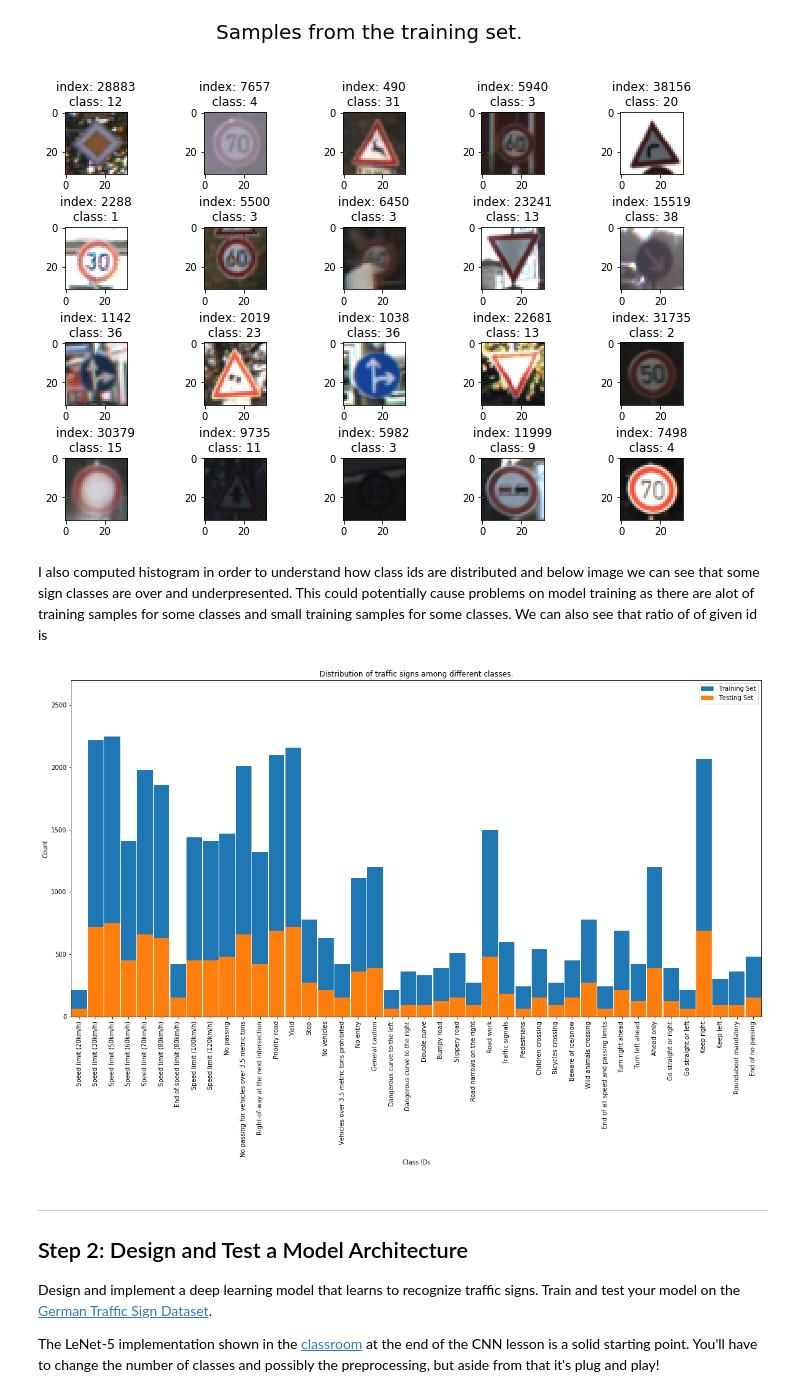
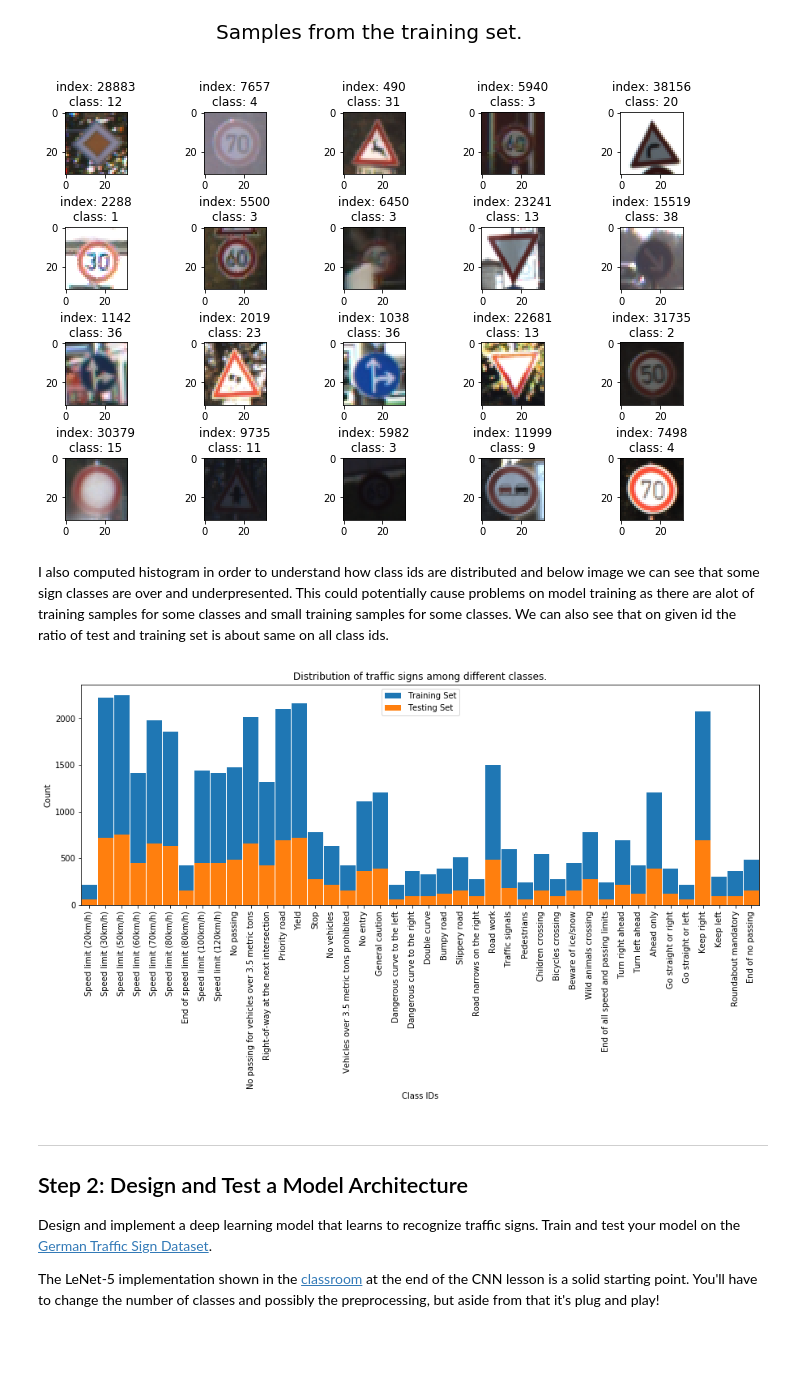
Before and after one commit to llahti/CarND-Traffic-Sign-Classifier-Project, a Jupyter notebook: Traffic_Sign_Classifier.ipynb, the cells around one changed output. Saved outputs shown, nothing was run; the diff lists cells and outputs as text; code cells hidden in the pictures; blank space fills up the shorter version.

```diff
--- a/Traffic_Sign_Classifier.ipynb
+++ b/Traffic_Sign_Classifier.ipynb
@@ -20,7 +20,8 @@ The [rubric](https://review.udacity.com/#!/rubrics/481/view) contains "Stand Out
 ---
 ## Step 0: Load The Data
 # %%
-# Load pickled data
+# Load pickled data in this code cell
+import numpy as np
 import pickle
 
 # Folder to store training testing data
@@ -51,9 +52,12 @@ print("OK!")
 
 # We concatenate training and validation data, It'll be splitted later
 print("Combining training and validation data...  ", end='')
-X_train = np.concatenate((X_train, X_valid))
-y_train = np.concatenate((y_train, y_valid))
+X_train_concat = np.concatenate((X_train, X_valid))
+y_train_concat = np.concatenate((y_train, y_valid))
 print("OK!")
+
+# Do not use these anymore --> now we can see if we try to those incorrectly
+X_train, y_train, X_valid, y_valid = None, None, None, None
 # %% [output]
 Loading data from pickle file...  OK!
 Combining training and validation data...  OK!
@@ -105,17 +109,17 @@ Complete the basic data summary below. Use python, numpy and/or pandas methods t
 import pandas as pd
 
 # Number of training examples
-n_train = len(X_train)
+n_train = len(X_train_concat)
 
 # Number of testing examples.
 n_test = len(X_test)
 
 # What's the shape of an traffic sign image?
-image_shape = X_train[0].shape
+image_shape = X_train_concat[0].shape
 
 # How many unique classes/labels there are in the dataset.
 # Use pandas to get unique labels from y_train
-df = pd.DataFrame({'label': y_train})
+df = pd.DataFrame({'label': y_train_concat})
 n_classes = len(pd.unique(df.label))
 
 # Print statistics of data set
@@ -124,6 +128,9 @@ print("Number of training examples =", n_train)
 print("Number of testing examples =", n_test)
 print("Image data shape =", image_shape)
 print("Number of classes =", n_classes)
+
+# Dataframe is not needed anymore
+df = None
 # %% [output]
 Data set statistics
 Number of training examples = 39209
@@ -199,37 +206,39 @@ show_samples(sample_indices, X_train, y_train, title="Samples from the training
 [figure]
 # %% [markdown]
 I also computed histogram in order to understand how class ids are distributed and below image we can see that some sign classes are over and underpresented. This could potentially cause problems on model training as there are alot of training samples for some classes and small training samples for some classes.
-We can also see that ratio of of given id is
+We can also see that on given id the ratio of test and training set is about same on all class ids.
 # %%
 # set figure size
-fig = plt.figure(figsize=(20,10))
+fig = plt.figure(figsize=(15,5))
 
 # Generate list of x-indexes which is used below on several places
 classid_indexes = np.arange(0, n_classes)
 
 # Compute histogram of class Ids
-n_train, bins_train, patches_train = plt.hist(y_train, classid_indexes, histtype="barstacked", stacked=False, rwidth=0.95)
-n_test, bins_test, patches_est = plt.hist(y_test, classid_indexes, histtype="barstacked", stacked=False, rwidth=0.95)
+n_train, bins_train, patches_train = plt.hist(y_train_concat, classid_indexes,
+                                              histtype="barstacked", stacked=False, rwidth=0.95)
+n_test, bins_test, patches_est = plt.hist(y_test, classid_indexes,
+                                          histtype="barstacked", stacked=False, rwidth=0.95)
 
 # show histogram of traffic sign counts vs. class ids
 plt.xlabel('Class IDs')
 plt.ylabel('Count')
 plt.title("Distribution of traffic signs among different classes.")
 
 # Map class id's to corresponding names
 labels = map_classids_to_names(classid_indexes, sign_names)
 
 # Add x-axis ticks (class id names)
 plt.xticks(classid_indexes+0.5, labels, rotation='90')
 
 # Show which color is which set
 plt.legend(('Training Set', 'Testing Set'))
 
 # Sets x-axis limits
 plt.xlim(0, n_classes-1)
 plt.show()
 # %% [output]
-[figure, old version]
+[figure, new version]
 # %% [markdown]
 ----
 
```
Also changed, not shown: parts of 19 cells of this notebook, 8 other files.
